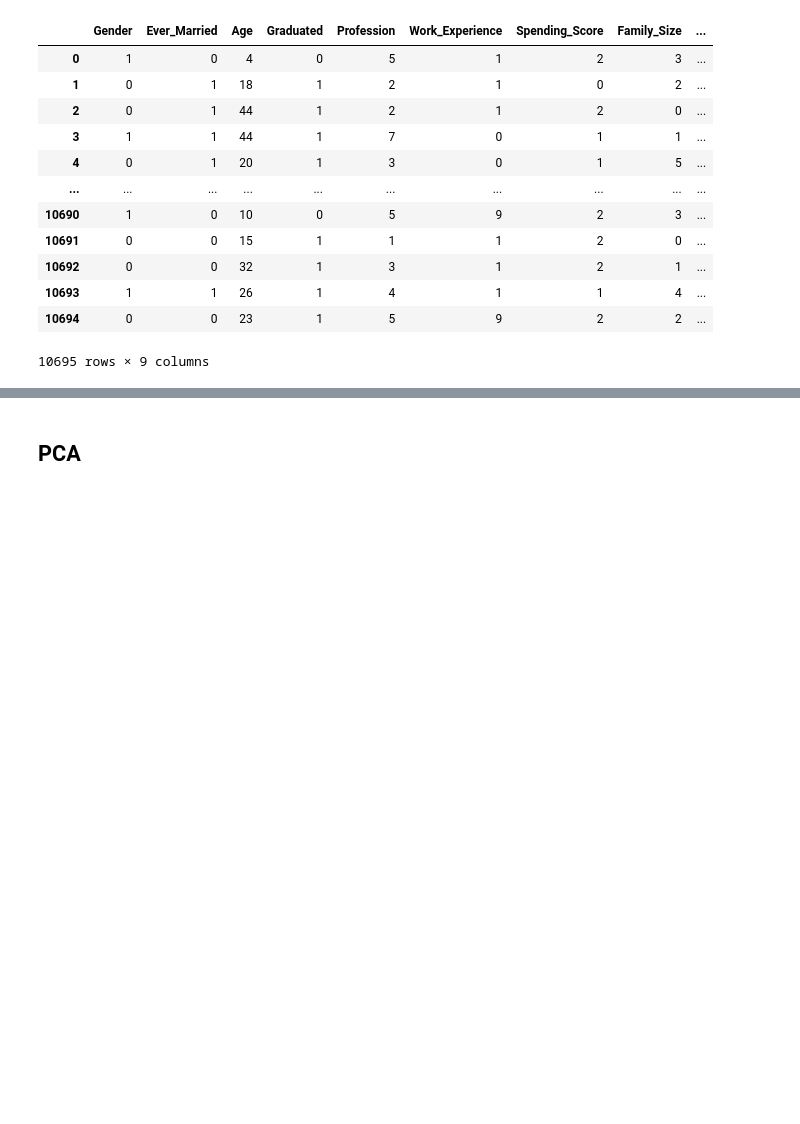
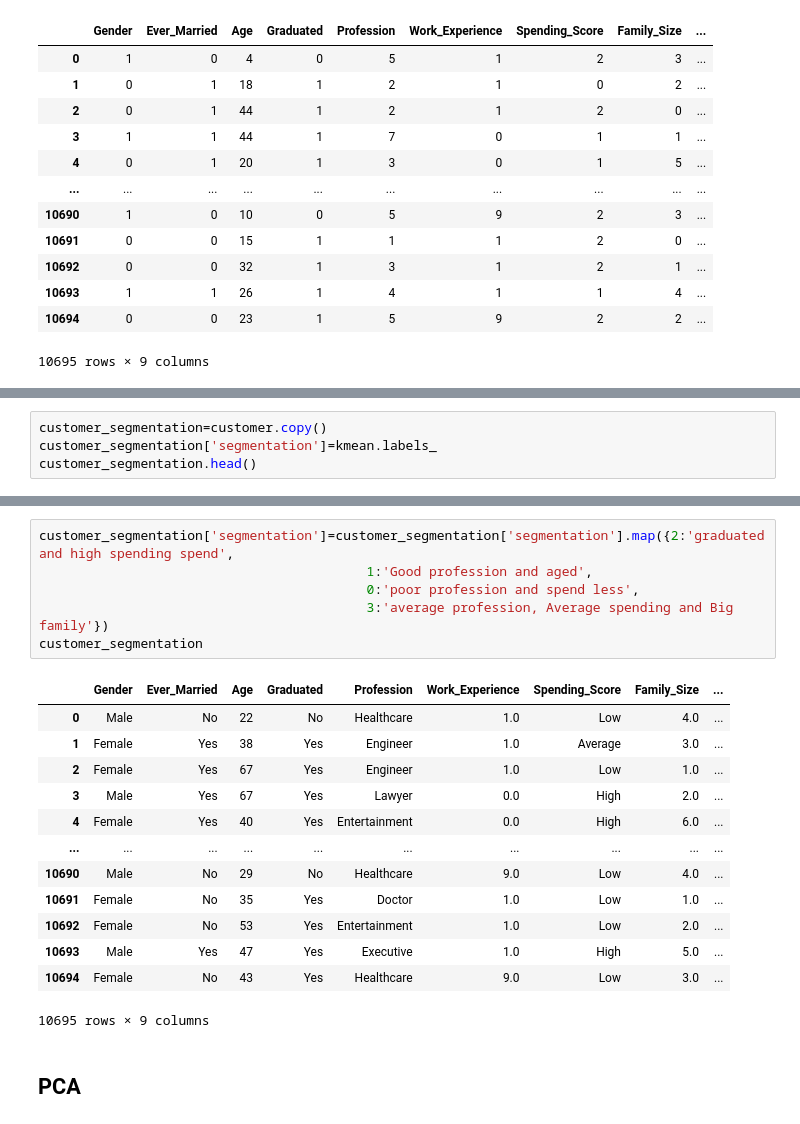
Before and after one commit to sheunq/Customer-Segmentation-with-KMeans-and-PCA, a Jupyter notebook: customer-segmentation-with-kmeans-and-pca.ipynb, the cells around one changed output, grey strips where cells are left out. Drawn from its saved outputs; the diff is of its cells as text; blank space fills up the shorter version.

```diff
--- a/customer-segmentation-with-kmeans-and-pca.ipynb
+++ b/customer-segmentation-with-kmeans-and-pca.ipynb
@@ -414,0 +501,4 @@ customer_kmeans.groupby('segmentation').mean().round(3)
+# %%
+customer_segmentation=customer.copy()
+customer_segmentation['segmentation']=kmean.labels_
+customer_segmentation.head()
@@ -415,3 +512,23 @@ customer_kmeans.groupby('segmentation').mean().round(3)
+# %%
+customer_segmentation['segmentation']=customer_segmentation['segmentation'].map({2:'graduated and high spending spend',
+                                          1:'Good profession and aged',
+                                          0:'poor profession and spend less',
+                                          3:'average profession, Average spending and Big family'})
+customer_segmentation
+# %% [output]
+|  | Gender | Ever_Married | Age | Graduated | Profession | Work_Experience | Spending_Score | Family_Size | ... |
+| 0 | Male | No | 22 | No | Healthcare | 1.0 | Low | 4.0 | ... |
+| 1 | Female | Yes | 38 | Yes | Engineer | 1.0 | Average | 3.0 | ... |
+| 2 | Female | Yes | 67 | Yes | Engineer | 1.0 | Low | 1.0 | ... |
+| 3 | Male | Yes | 67 | Yes | Lawyer | 0.0 | High | 2.0 | ... |
+| 4 | Female | Yes | 40 | Yes | Entertainment | 0.0 | High | 6.0 | ... |
+| ... | ... | ... | ... | ... | ... | ... | ... | ... | ... |
+| 10690 | Male | No | 29 | No | Healthcare | 9.0 | Low | 4.0 | ... |
+| 10691 | Female | No | 35 | Yes | Doctor | 1.0 | Low | 1.0 | ... |
+| 10692 | Female | No | 53 | Yes | Entertainment | 1.0 | Low | 2.0 | ... |
+| 10693 | Male | Yes | 47 | Yes | Executive | 1.0 | High | 5.0 | ... |
+| 10694 | Female | No | 43 | Yes | Healthcare | 9.0 | Low | 3.0 | ... |
+10695 rows × 9 columns
 # %% [markdown]
 ## PCA
 # %%
```
Also changed, not shown: parts of 13 cells of this notebook.
